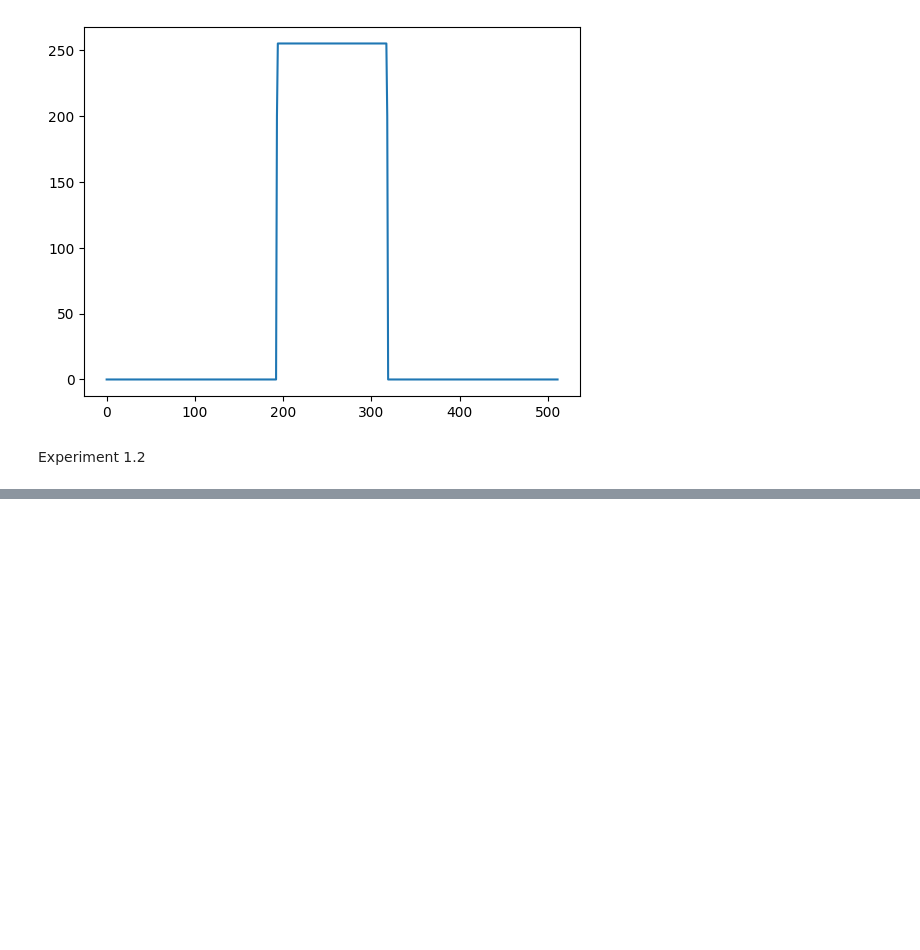
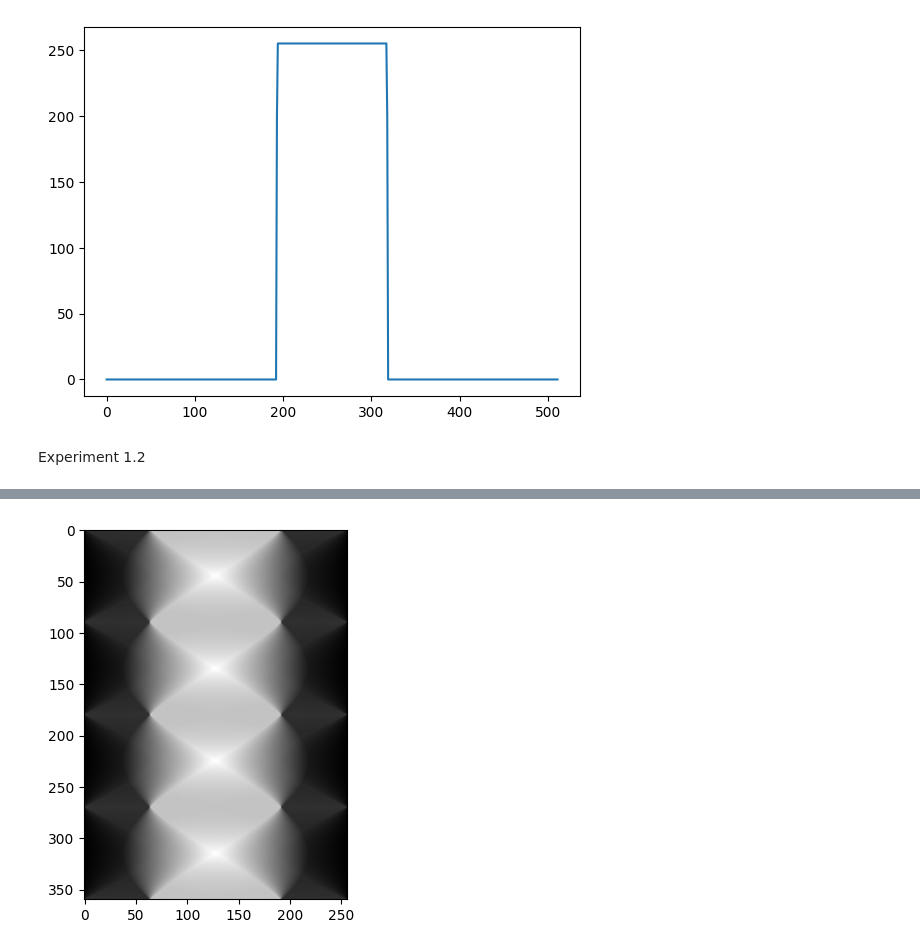
Before and after one commit to Leo00010011/IPBMI_Notebooks, a Jupyter notebook: E8/IPBMA_8_CT-Slice-Reconstruction.ipynb, the cells around one changed output, grey strips where cells are left out. Cells and saved outputs as stored; diff of their text form; code cells hidden in the pictures; blank space fills up the shorter version.

```diff
--- a/E8/IPBMA_8_CT-Slice-Reconstruction.ipynb
+++ b/E8/IPBMA_8_CT-Slice-Reconstruction.ipynb
@@ -194,0 +207,5 @@ pyplot.show()
+# %%
+pyplot.imshow(pSinograma, cmap="gray")
+pyplot.show()
+# %% [output]
+[figure, added]
```
Also changed, not shown: parts of 25 cells of this notebook, 1 other file.
